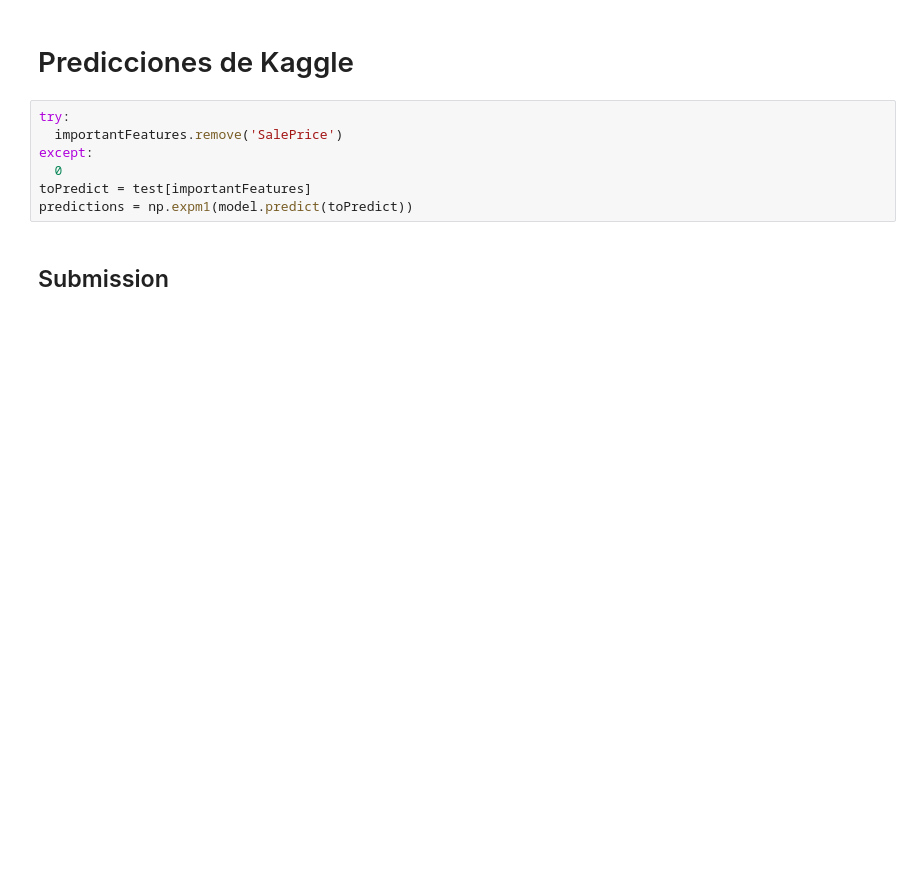
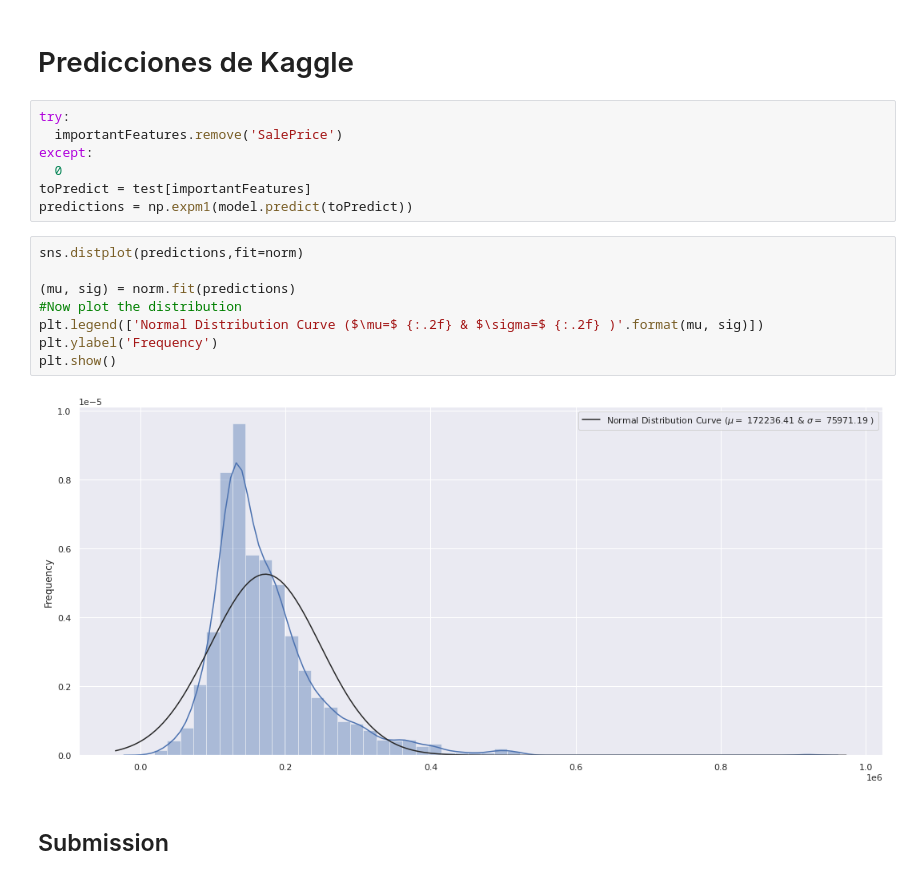
Before and after one commit to corderobot/Kaggle_House-Prices, a Jupyter notebook: NNs/HousePrices_V2.ipynb, the cells around one changed output. Drawn from its saved outputs; the diff is of its cells as text; blank space fills up the shorter version.

```diff
--- a/NNs/HousePrices_V2.ipynb
+++ b/NNs/HousePrices_V2.ipynb
@@ -603,6 +586,16 @@ except:
   0
 toPredict = test[importantFeatures]
 predictions = np.expm1(model.predict(toPredict))
+# %%
+sns.distplot(predictions,fit=norm)
+
+(mu, sig) = norm.fit(predictions)
+#Now plot the distribution
+plt.legend(['Normal Distribution Curve ($\mu=$ {:.2f} & $\sigma=$ {:.2f} )'.format(mu, sig)])
+plt.ylabel('Frequency')
+plt.show()
+# %% [output]
+[figure, added]
 # %% [markdown]
 ## Submission
 # %%
```
Also changed, not shown: parts of 15 cells of this notebook.
